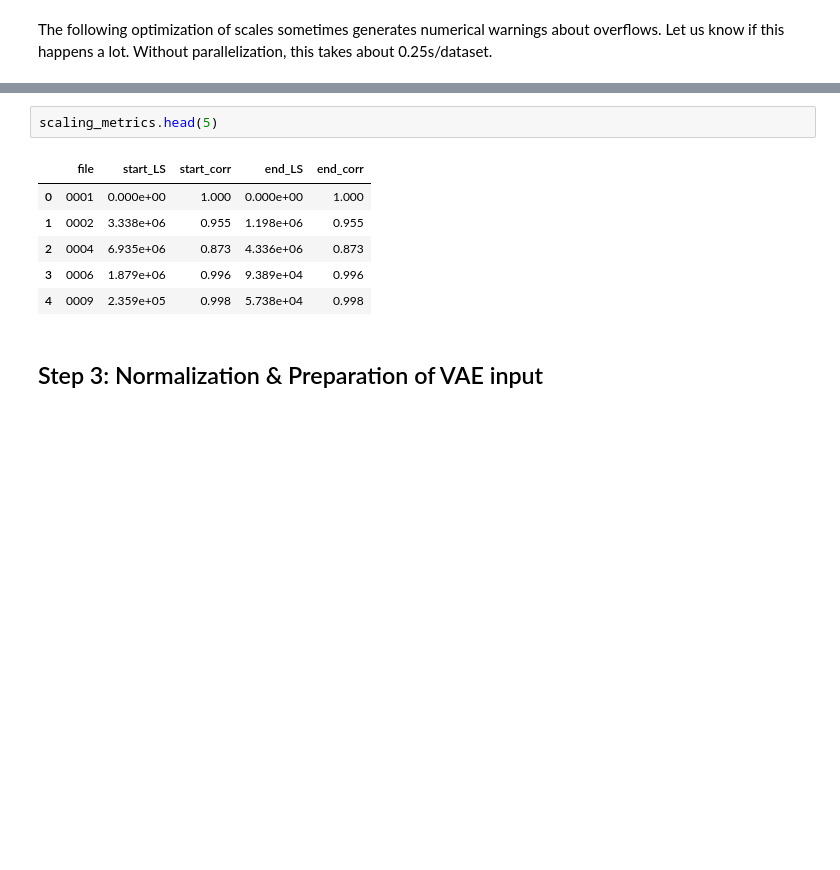
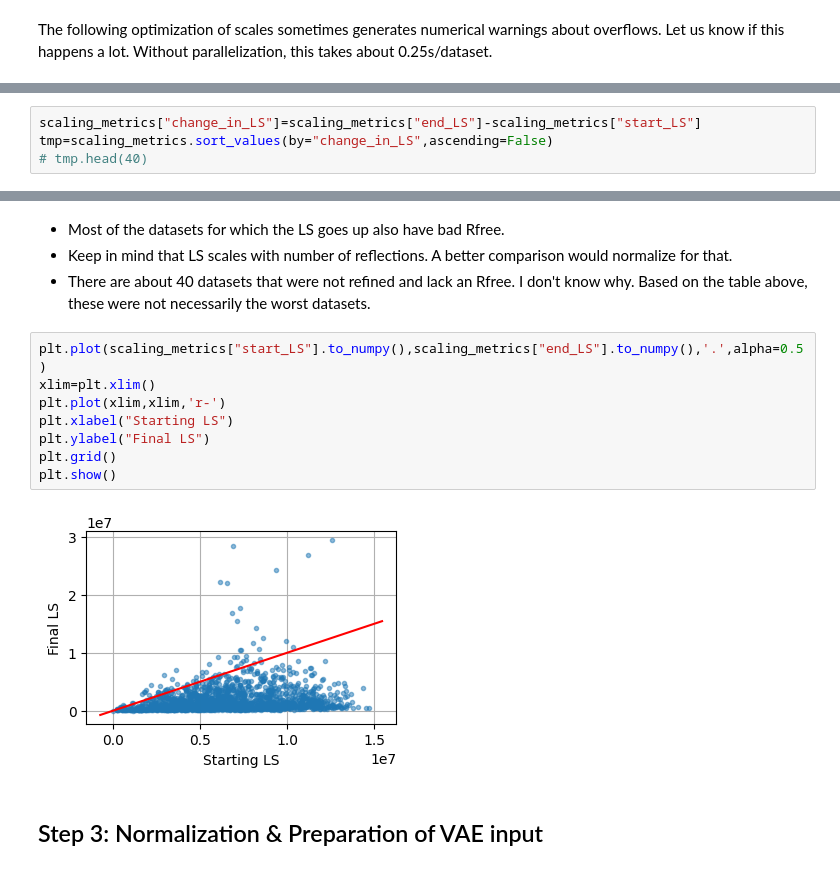
Before and after one commit to Hekstra-Lab/valdo, a Jupyter notebook: notebooks/pipeline.ipynb, the cells around one changed output, grey strips where cells are left out. Saved outputs shown, nothing was run; the diff lists cells and outputs as text; blank space fills up the shorter version.

```diff
--- a/notebooks/pipeline.ipynb
+++ b/notebooks/pipeline.ipynb
@@ -343,0 +344,4 @@ Wall time: 20 s
+# %%
+scaling_metrics["change_in_LS"]=scaling_metrics["end_LS"]-scaling_metrics["start_LS"]
+tmp=scaling_metrics.sort_values(by="change_in_LS",ascending=False)
+# tmp.head(40)
@@ -344,12 +380,17 @@ Wall time: 20 s
+# %% [markdown]
+- Most of the datasets for which the LS goes up also have bad Rfree.
+- Keep in mind that LS scales with number of reflections. A better comparison would normalize for that.
+- There are about 40 datasets that were not refined and lack an Rfree. I don't know why. Based on the table above, these were not necessarily the worst datasets.
 # %%
-scaling_metrics.head(5)
+plt.plot(scaling_metrics["start_LS"].to_numpy(),scaling_metrics["end_LS"].to_numpy(),'.',alpha=0.5)
+xlim=plt.xlim()
+plt.plot(xlim,xlim,'r-')
+plt.xlabel("Starting LS")
+plt.ylabel("Final LS")
+plt.grid()
+plt.show()
 # %% [output]
-|  | file | start_LS | start_corr | end_LS | end_corr |
-| 0 | 0001 | 0.000e+00 | 1.000 | 0.000e+00 | 1.000 |
-| 1 | 0002 | 3.338e+06 | 0.955 | 1.198e+06 | 0.955 |
-| 2 | 0004 | 6.935e+06 | 0.873 | 4.336e+06 | 0.873 |
-| 3 | 0006 | 1.879e+06 | 0.996 | 9.389e+04 | 0.996 |
-| 4 | 0009 | 2.359e+05 | 0.998 | 5.738e+04 | 0.998 |
+[figure, added]
 # %% [markdown]
 ## Step 3: Normalization & Preparation of VAE input
 # %% [markdown]
```
Also changed, not shown: parts of 11 cells of this notebook, 1 other file.
